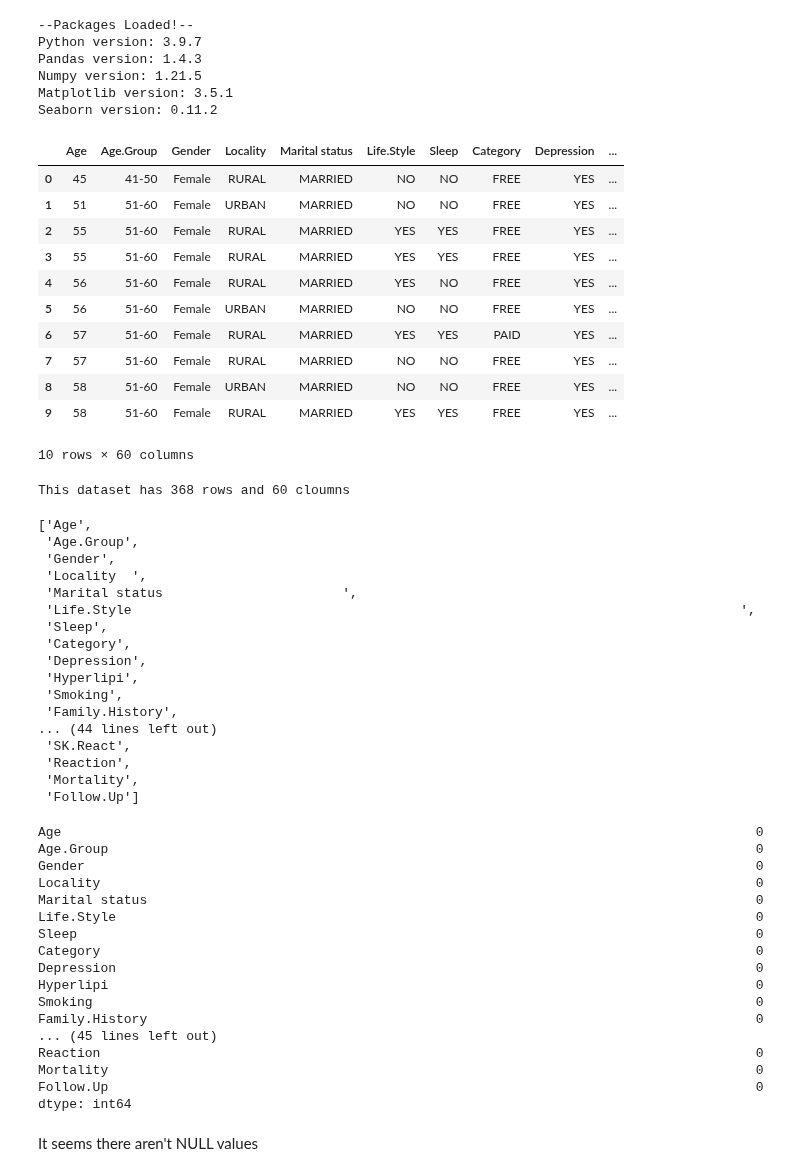
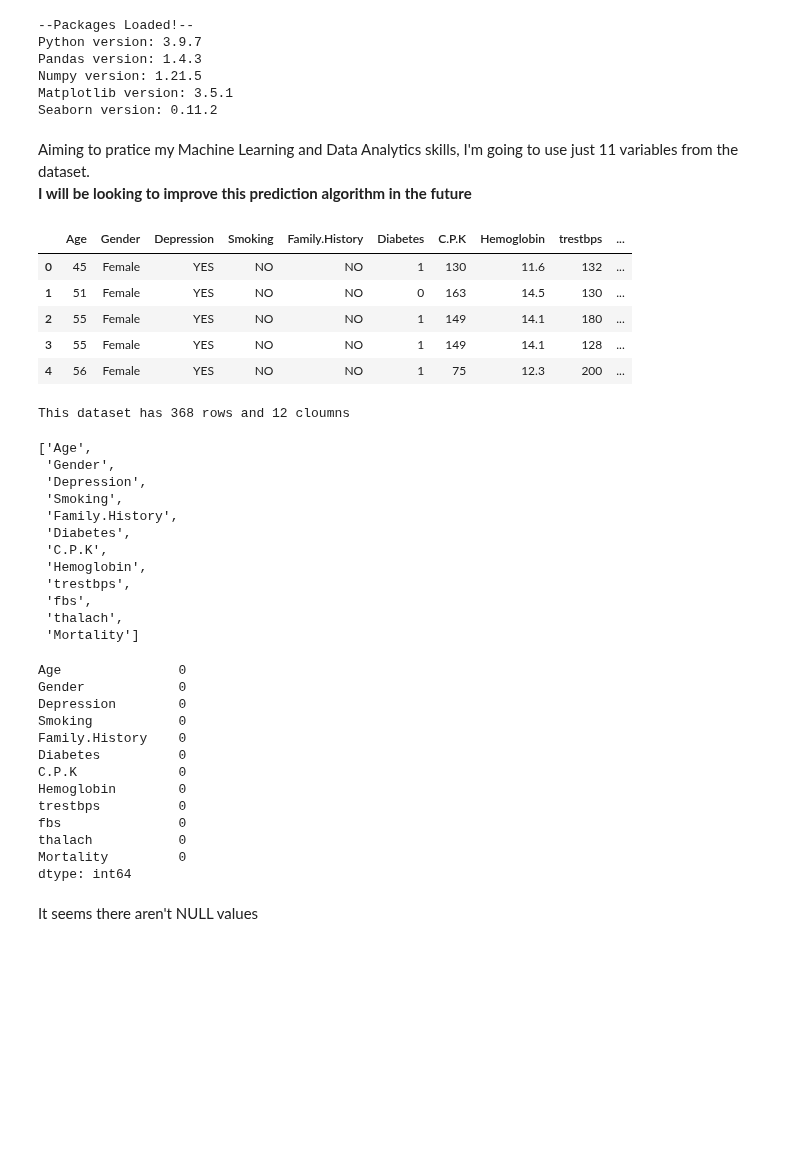
Before and after one commit to RenanGroot/Analise-Exploratoria-ENEM2019, a Jupyter notebook: Heart-Failure-Prediction.ipynb, the cells around one changed output. Cells and saved outputs as stored; diff of their text form; code cells hidden in the pictures; blank space fills up the shorter version.

```diff
--- a/Heart-Failure-Prediction.ipynb
+++ b/Heart-Failure-Prediction.ipynb
@@ -59,72 +60,64 @@ Pandas version: 1.4.3
 Numpy version: 1.21.5
 Matplotlib version: 3.5.1
 Seaborn version: 0.11.2
+# %% [markdown]
+Aiming to pratice my Machine Learning and Data Analytics skills, I'm going to use just 11 variables from the dataset.
+<br>
+**I will be looking to improve this prediction algorithm in the future**
 # %%
 # Reading the dataset and seeing the first 10 rows
 
-df = pd.read_csv("FIC.Full.csv", sep=",", low_memory=False)
+df = pd.read_csv("FIC.Full.csv",
+                 usecols=["Age","Gender","Hemoglobin","Depression","Smoking","Diabetes","Family.History","C.P.K","Mortality","trestbps","fbs","thalach"],
+                 sep=",", low_memory=False)
 
-df.head(10)
+# Print the first 5 rows from the dataset
+df.head(5)
 # %% [output]
-|  | Age | Age.Group | Gender | Locality | Marital status | Life.Style | Sleep | Category | Depression | ... |
-| 0 | 45 | 41-50 | Female | RURAL | MARRIED | NO | NO | FREE | YES | ... |
-| 1 | 51 | 51-60 | Female | URBAN | MARRIED | NO | NO | FREE | YES | ... |
-| 2 | 55 | 51-60 | Female | RURAL | MARRIED | YES | YES | FREE | YES | ... |
-| 3 | 55 | 51-60 | Female | RURAL | MARRIED | YES | YES | FREE | YES | ... |
-| 4 | 56 | 51-60 | Female | RURAL | MARRIED | YES | NO | FREE | YES | ... |
-| 5 | 56 | 51-60 | Female | URBAN | MARRIED | NO | NO | FREE | YES | ... |
-| 6 | 57 | 51-60 | Female | RURAL | MARRIED | YES | YES | PAID | YES | ... |
-| 7 | 57 | 51-60 | Female | RURAL | MARRIED | NO | NO | FREE | YES | ... |
-| 8 | 58 | 51-60 | Female | URBAN | MARRIED | NO | NO | FREE | YES | ... |
-| 9 | 58 | 51-60 | Female | RURAL | MARRIED | YES | YES | FREE | YES | ... |
+|  | Age | Gender | Depression | Smoking | Family.History | Diabetes | C.P.K | Hemoglobin | trestbps | ... |
+| 0 | 45 | Female | YES | NO | NO | 1 | 130 | 11.6 | 132 | ... |
+| 1 | 51 | Female | YES | NO | NO | 0 | 163 | 14.5 | 130 | ... |
+| 2 | 55 | Female | YES | NO | NO | 1 | 149 | 14.1 | 180 | ... |
+| 3 | 55 | Female | YES | NO | NO | 1 | 149 | 14.1 | 128 | ... |
+| 4 | 56 | Female | YES | NO | NO | 1 | 75 | 12.3 | 200 | ... |
-10 rows × 60 columns
 # %%
 print("This dataset has {} rows and {} cloumns".format(df.shape[0], df.shape[1]))
 # %% [output]
-This dataset has 368 rows and 60 cloumns
+This dataset has 368 rows and 12 cloumns
 # %%
 # Checking the columns
 
 list(df.columns)
 # %% [output]
 ['Age',
- 'Age.Group',
  'Gender',
- 'Locality  ',
- 'Marital status                       ',
- 'Life.Style                                                                              ',
- 'Sleep',
- 'Category',
  'Depression',
- 'Hyperlipi',
  'Smoking',
  'Family.History',
-... (44 lines left out)
- 'SK.React',
- 'Reaction',
- 'Mortality',
- 'Follow.Up']
+ 'Diabetes',
+ 'C.P.K',
+ 'Hemoglobin',
+ 'trestbps',
+ 'fbs',
+ 'thalach',
+ 'Mortality']
 # %%
 # Checking for NULL values
 
 df.isna().sum()
 # %% [output]
-Age                                                                                         0
-Age.Group                                                                                   0
-Gender                                                                                      0
-Locality                                                                                    0
-Marital status                                                                              0
-Life.Style                                                                                  0
-Sleep                                                                                       0
-Category                                                                                    0
-Depression                                                                                  0
-Hyperlipi                                                                                   0
-Smoking                                                                                     0
-Family.History                                                                              0
-... (45 lines left out)
-Reaction                                                                                    0
-Mortality                                                                                   0
-Follow.Up                                                                                   0
+Age               0
+Gender            0
+Depression        0
+Smoking           0
+Family.History    0
+Diabetes          0
+C.P.K             0
+Hemoglobin        0
+trestbps          0
+fbs               0
+thalach           0
+Mortality         0
 dtype: int64
 # %% [markdown]
 It seems there aren't NULL values
```
Also changed, not shown: parts of 4 cells of this notebook.
